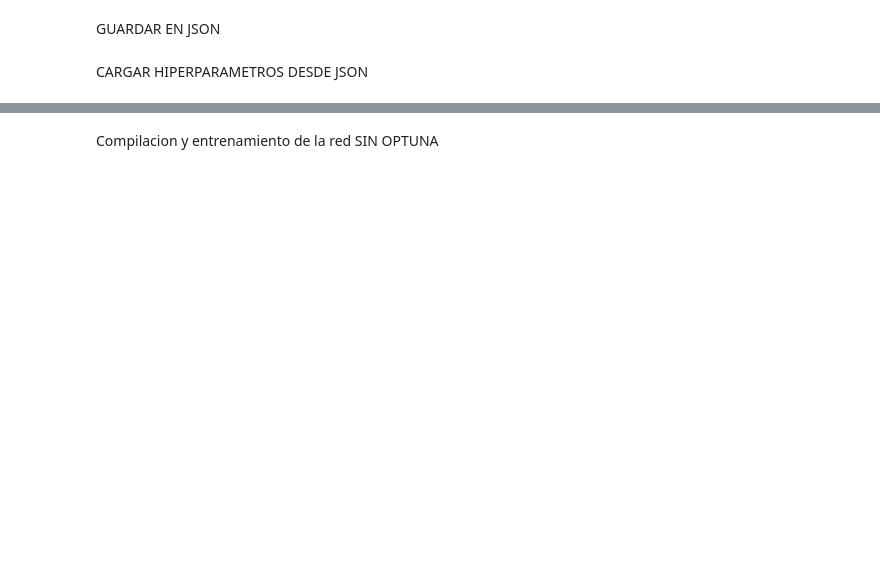
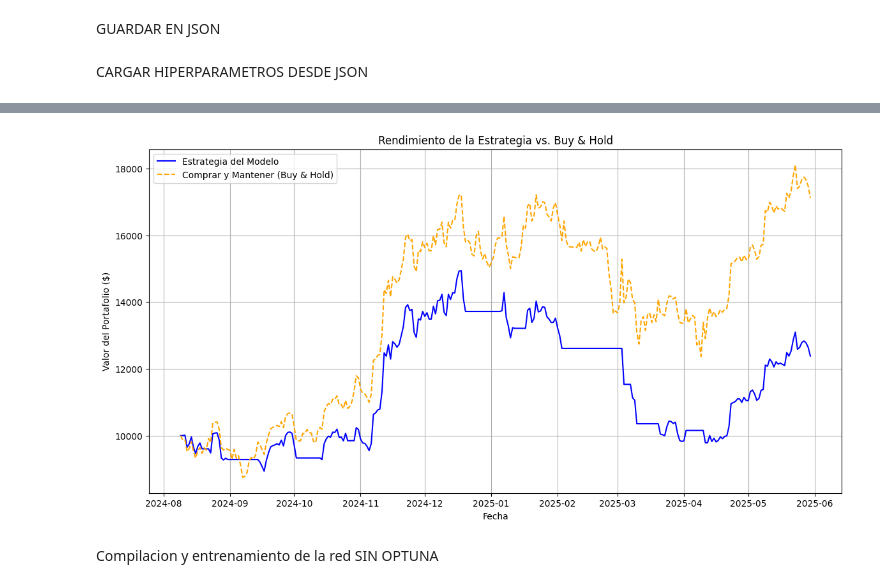
Before and after one commit to GuiredysGomez/bitcoin_sentiment_forecaster, a Jupyter notebook: notebooks/models/Multiclass_neural_network/multiclass_neural_network.ipynb, the cells around one changed output, grey strips where cells are left out. Saved outputs shown, nothing was run; the diff lists cells and outputs as text; code cells hidden in the pictures; blank space fills up the shorter version.

```diff
--- a/notebooks/models/Multiclass_neural_network/multiclass_neural_network.ipynb
+++ b/notebooks/models/Multiclass_neural_network/multiclass_neural_network.ipynb
@@ -263,13 +312,13 @@ early_stop = EarlyStopping(
 
 history = final_model.fit(
     X_train, y_train,
-    validation_data=(X_val, y_validation),
+    validation_data=(X_val, y_val),
     epochs=60,
     batch_size=best_params["batch_size"],
     callbacks=[early_stop],
     verbose=0
 )
 # Obtener predicciones
-y_pred_val = np.argmax(final_model.predict(X_val), axis=1)
-print("Multiclass Neural Network Trend Changes Score:\n", trend_changes_score(y_validation, y_pred_val))
+y_val_pred = np.argmax(final_model.predict(X_val), axis=1)
+print("Multiclass Neural Network Trend Changes Score:\n", trend_changes_score(y_val, y_val_pred))
 # %% [output]
@@ -332,0 +425,71 @@ Balanced accuracy: 0.6792929292929294
+# %%
+# --- Preparación de Datos para Backtesting ---
+
+# 1. Obtener predicciones para el conjunto de prueba y mapearlas a -1, 0, 1
+y_pred_test = np.vectorize(inv_map.get)(y_pred_test)
+
+# 2. Crear un DataFrame para el backtest
+# Usamos una copia del test_set original que contiene precios y fechas
+backtest_df = test_set.copy()
+backtest_df['signal'] = y_pred_test
+
+# La columna de precio que usaremos es la del día más reciente en la ventana deslizante
+# Basado en tu notebook dataCleaning.ipynb, esta columna debería existir.
+# Si el nombre es diferente, ajústalo aquí.
+price_col = [col for col in test_set.columns if 'open_d0' in col][-1]
+
+
+# --- Simulación de Backtesting ---
+
+initial_capital = 10000.0
+cash = initial_capital
+position = 0.0  # Unidades de BTC
+portfolio_values = []
+
+for i, row in backtest_df.iterrows():
+    price = row[price_col]
+    signal = row['signal']
+
+    # Lógica de trading
+    if signal == 1 and cash > 0:  # Señal de compra
+        position = cash / price
+        cash = 0.0
+    elif signal == -1 and position > 0:  # Señal de venta
+        cash = position * price
+        position = 0.0
+
+    # Calcular el valor actual del portafolio
+    current_portfolio_value = cash + position * price
+    portfolio_values.append(current_portfolio_value)
+
+backtest_df['portfolio_value'] = portfolio_values
+
+
+# --- Cálculo de Métricas y Visualización ---
+
+# 1. Calcular métricas de rendimiento
+final_portfolio_value = backtest_df['portfolio_value'].iloc[-1]
+total_return_pct = (final_portfolio_value - initial_capital) / initial_capital * 100
+buy_and_hold_return_pct = (backtest_df[price_col].iloc[-1] - backtest_df[price_col].iloc[0]) / backtest_df[price_col].iloc[0] * 100
+
+print("--- Resultados del Backtesting ---")
+print(f"Capital Inicial: ${initial_capital:,.2f}")
+print(f"Valor Final del Portafolio: ${final_portfolio_value:,.2f}")
+print(f"Retorno Total de la Estrategia: {total_return_pct:.2f}%")
+print(f"Retorno de Comprar y Mantener (Buy & Hold): {buy_and_hold_return_pct:.2f}%")
+
+# 2. Visualizar los resultados
+plt.figure(figsize=(14, 7))
+plt.plot(backtest_df['date'], backtest_df['portfolio_value'], label='Estrategia del Modelo', color='blue')
+
+# Normalizar el precio para comparar con "Buy & Hold"
+buy_and_hold_values = (backtest_df[price_col] / backtest_df[price_col].iloc[0]) * initial_capital
+plt.plot(backtest_df['date'], buy_and_hold_values, label='Comprar y Mantener (Buy & Hold)', color='orange', linestyle='--')
+
+plt.title('Rendimiento de la Estrategia vs. Buy & Hold')
+plt.xlabel('Fecha')
+plt.ylabel('Valor del Portafolio ($)')
+plt.legend()
+plt.grid(True)
+plt.show()
+# %% [output]
@@ -333,3 +501,4 @@ Balanced accuracy: 0.6792929292929294
+[figure, added]
 # %% [markdown]
 Compilacion y entrenamiento de la red SIN OPTUNA
 # %%
```
Also changed, not shown: parts of 20 cells of this notebook, 35 other files.
